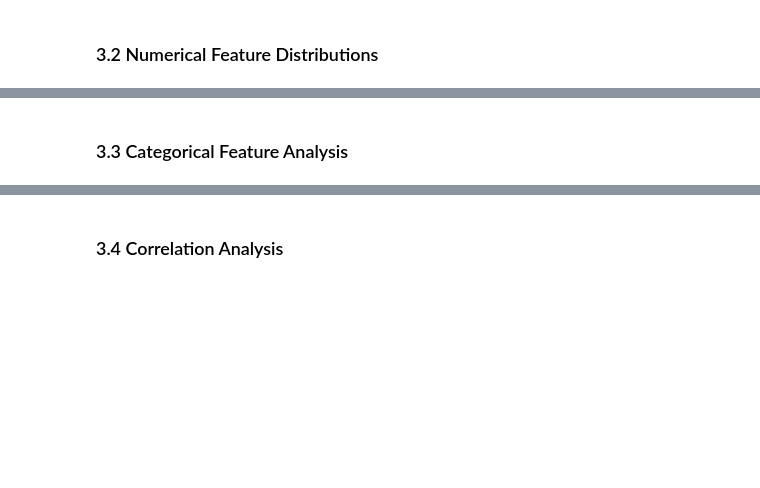
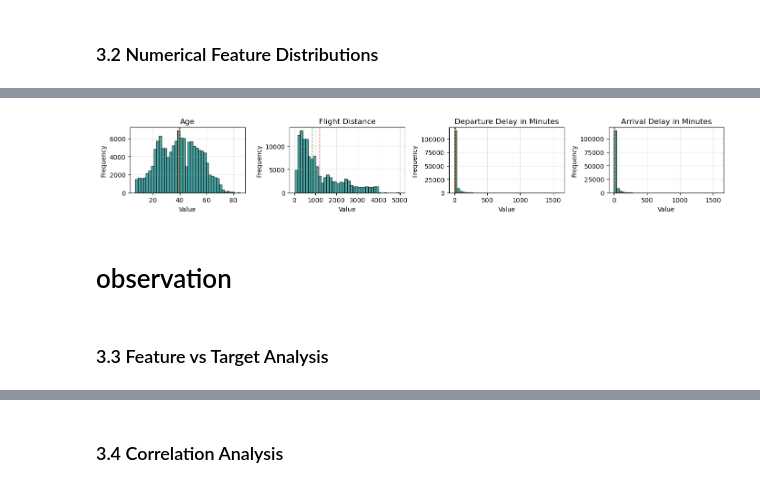
Before and after one commit to JuneHenia/Airline-Satisfaction-Prediction, a Jupyter notebook: Final project ML.ipynb, the cells around one changed output, grey strips where cells are left out. Drawn from its saved outputs; the diff is of its cells as text; code cells hidden in the pictures; blank space fills up the shorter version.

```diff
--- a/Final project ML.ipynb
+++ b/Final project ML.ipynb
@@ -257,2 +293,29 @@ This suggests the presence of extreme delay values, which may represent unusual
+# %%
+# numerical features only
+
+features = ['Age', 'Flight Distance', 'Departure Delay in Minutes', 'Arrival Delay in Minutes']
+plt.figure(figsize = (14,10))
+
+for i, feat in enumerate(features):
+    plt.subplot(5,4,i+1)
+
+    data = airline_df[feat]
+
+    plt.hist(data, bins=40, color = 'teal', edgecolor = 'black', alpha = 0.7)
+
+    plt.axvline(data.mean(), color = 'red', linestyle = '--', linewidth = 1, label = 'Mean')
+    plt.axvline(data.median(), color = 'green', linestyle = '--', linewidth = 1, label = 'Median')
+
+    plt.title(feat)
+    plt.xlabel("Value")
+    plt.ylabel("Frequency")
+    plt.grid(alpha = 0.3)
+
+plt.tight_layout()
+plt.show()
+# %% [output]
+[figure, added]
+# %% [markdown]
+# observation
 # %% [markdown]
-### 3.3 Categorical Feature Analysis
+### 3.3 Feature vs Target Analysis
```
Also changed, not shown: parts of 17 cells of this notebook.
